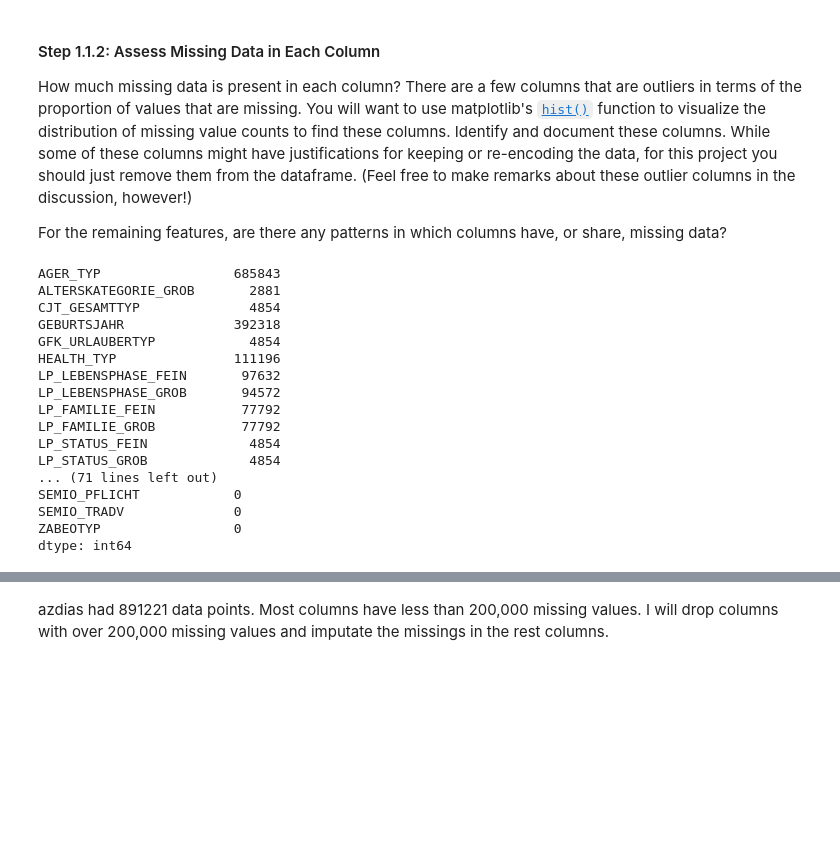
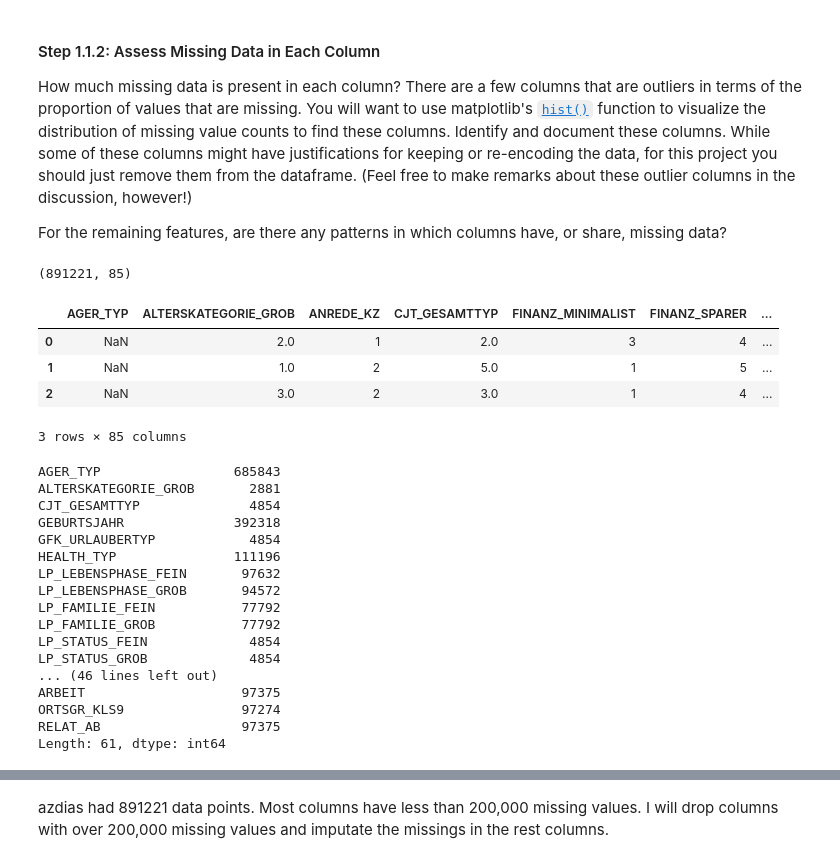
Before and after one commit to jimmyadeline/DSND_Term1, a Jupyter notebook: projects/p3_Identify Customer Segments/Identify_Customer_Segments.ipynb, the cells around one changed output, grey strips where cells are left out. Drawn from its saved outputs; the diff is of its cells as text; code cells hidden in the pictures; blank space fills up the shorter version.

```diff
--- a/projects/p3_Identify Customer Segments/Identify_Customer_Segments.ipynb
+++ b/projects/p3_Identify Customer Segments/Identify_Customer_Segments.ipynb
@@ -150,25 +135,38 @@ azdias.head()
 How much missing data is present in each column? There are a few columns that are outliers in terms of the proportion of values that are missing. You will want to use matplotlib's [`hist()`](https://matplotlib.org/api/_as_gen/matplotlib.pyplot.hist.html) function to visualize the distribution of missing value counts to find these columns. Identify and document these columns. While some of these columns might have justifications for keeping or re-encoding the data, for this project you should just remove them from the dataframe. (Feel free to make remarks about these outlier columns in the discussion, however!)
 
 For the remaining features, are there any patterns in which columns have, or share, missing data?
-# %%
-missing_val_count_by_column = azdias.isnull().sum()
-print(missing_val_count_by_column[missing_val_count_by_column > 0])
-print(missing_val_count_by_column[missing_val_count_by_column == 0])
-# %% [output]
-AGER_TYP                 685843
-ALTERSKATEGORIE_GROB       2881
-CJT_GESAMTTYP              4854
-GEBURTSJAHR              392318
-GFK_URLAUBERTYP            4854
-HEALTH_TYP               111196
-LP_LEBENSPHASE_FEIN       97632
-LP_LEBENSPHASE_GROB       94572
-LP_FAMILIE_FEIN           77792
-LP_FAMILIE_GROB           77792
-LP_STATUS_FEIN             4854
-LP_STATUS_GROB             4854
-... (71 lines left out)
-SEMIO_PFLICHT            0
-SEMIO_TRADV              0
-ZABEOTYP                 0
-dtype: int64
+# %%
+# Load in the general demographics data.
+azdias = pd.read_csv("azdias.csv")
+azdias.drop(azdias.columns[0],axis=1,inplace=True)
+print(azdias.shape)
+azdias.head(3)
+# %% [output]
+(891221, 85)
+|  | AGER_TYP | ALTERSKATEGORIE_GROB | ANREDE_KZ | CJT_GESAMTTYP | FINANZ_MINIMALIST | FINANZ_SPARER | ... |
+| 0 | NaN | 2.0 | 1 | 2.0 | 3 | 4 | ... |
+| 1 | NaN | 1.0 | 2 | 5.0 | 1 | 5 | ... |
+| 2 | NaN | 3.0 | 2 | 3.0 | 1 | 4 | ... |
+3 rows × 85 columns
+# %%
+# Investigate patterns in the amount of missing data in each column.
+missing_val_count_by_column = azdias.isnull().sum()
+print(missing_val_count_by_column[missing_val_count_by_column > 0])
+# %% [output]
+AGER_TYP                 685843
+ALTERSKATEGORIE_GROB       2881
+CJT_GESAMTTYP              4854
+GEBURTSJAHR              392318
+GFK_URLAUBERTYP            4854
+HEALTH_TYP               111196
+LP_LEBENSPHASE_FEIN       97632
+LP_LEBENSPHASE_GROB       94572
+LP_FAMILIE_FEIN           77792
+LP_FAMILIE_GROB           77792
+LP_STATUS_FEIN             4854
+LP_STATUS_GROB             4854
+... (46 lines left out)
+ARBEIT                    97375
+ORTSGR_KLS9               97274
+RELAT_AB                  97375
+Length: 61, dtype: int64
```
Also changed, not shown: parts of 76 cells of this notebook.
